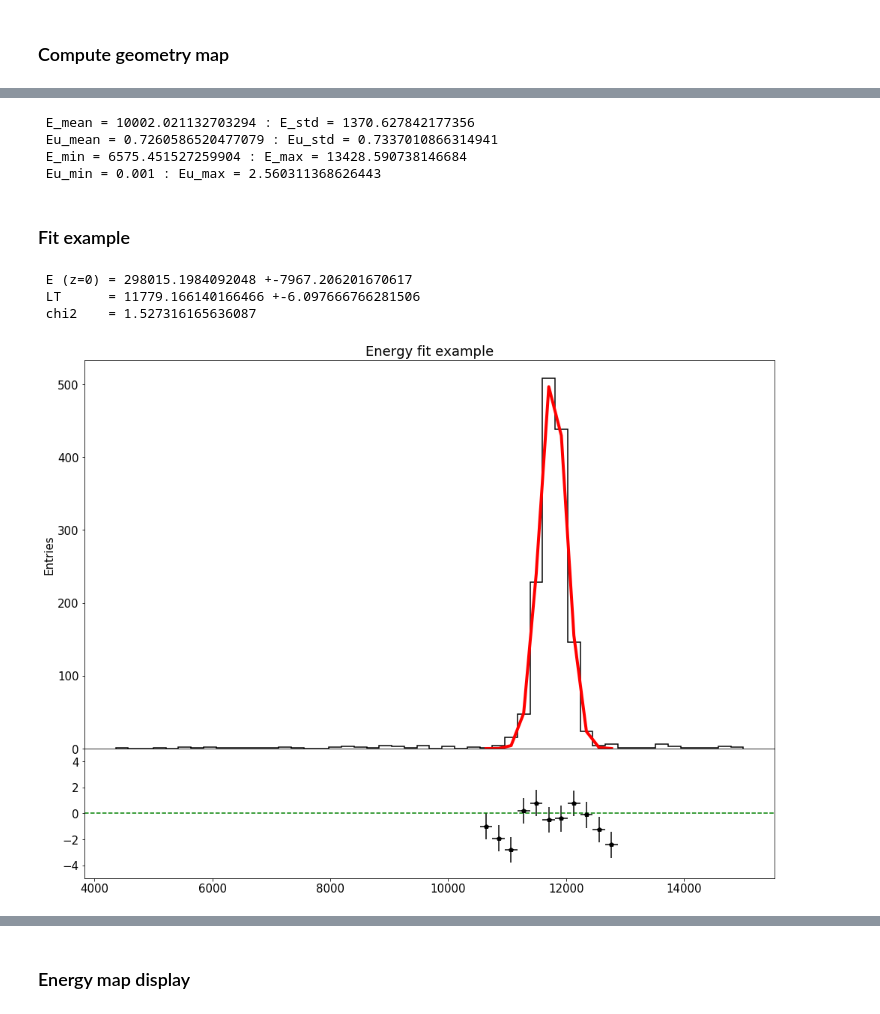
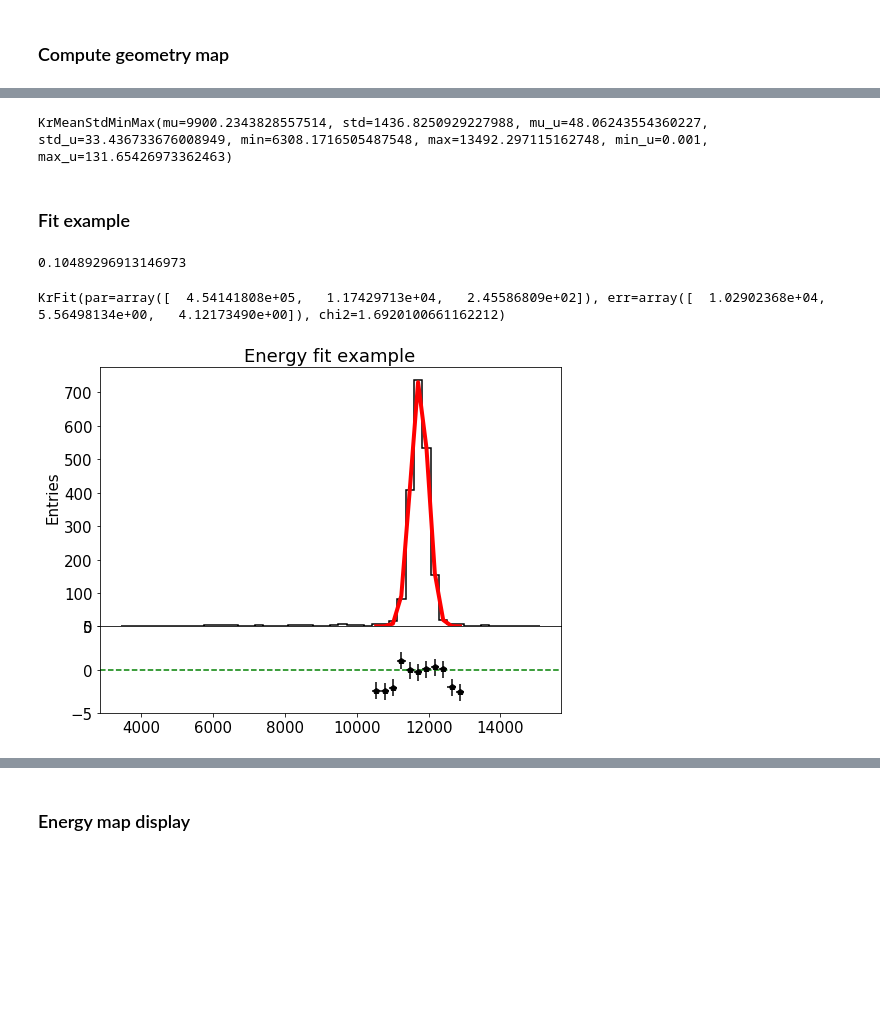
Before and after one commit to jahernando/KrCal, a Jupyter notebook: nbt/Kr_geometry.ipynb, the cells around one changed output, grey strips where cells are left out. Cells and saved outputs as stored; diff of their text form; code cells hidden in the pictures; blank space fills up the shorter version.

```diff
--- a/nbt/Kr_geometry.ipynb
+++ b/nbt/Kr_geometry.ipynb
@@ -128,11 +117,12 @@ def fiducial_volumes(dst):
 # %%
 eRanges, eNBins, eBins = kr_ranges_and_bins(Zrange  = ( 100,  550),
                                                      XYrange = (-200,  200),
-                                                     Erange  = ( 2e3, 14e3),
-                                                     S1range = (   0,   30),
+                                                     Erange  = ( 2e3, 12.5e3),
+                                                     S1range = (   2,   25),
                                                      Qrange  = ( 100, 1000),
                                                      Znbins        =   10,
                                                      XYnbins       =   100,
                                                      Enbins        =   50,
                                                      S1nbins       =   10,
                                                      Qnbins        =   25)
+pitch = eBins.pXY
@@ -141,2 +128,0 @@ eRanges, eNBins, eBins = kr_ranges_and_bins(Zrange  = ( 100,  550),
-# %%
-dst = load_dsts(input_dst_filenames, "DST", "Events")
@@ -161,7 +131,7 @@ Index(['index', 'event', 'time', 's1_peak', 's2_peak', 'nS1', 'nS2', 'S1w',
 # %%
-R_full   = 200
-R_fid    = 150
-R_core   = 100
-R_hcore  =  50
-print(f" Rfull : {R_full}: Rfiducial : {R_fid}: Rcore = {R_core} Rhcore = {R_hcore} ")
+kdst= fiducial_volumes(dst,
+                       R_full   = 200,
+                       R_fid    = 150,
+                       R_core   = 100,
+                       R_hcore  =  50)
 # %% [output]
@@ -169,2 +141,0 @@ print(f" Rfull : {R_full}: Rfiducial : {R_fid}: Rcore = {R_core} Rhcore = {R_hco
-# %%
-kdst = fiducial_volumes(dst)
@@ -203,24 +192,22 @@ Eok               = Eave_ > 1e3
 # %%
-Eave  = Eave_
-Eaveu = Eaveu_
+def xy_emap_avg(eXYavg, eok):
+    E_mean  = np.mean(eXYavg.E [eok])
+    E_std   = np.std (eXYavg.E [eok])
+    Eu_mean = np.mean(eXYavg.Eu [eok])
+    Eu_std  = np.std (eXYavg.Eu [eok])
 
-E_mean  = np.mean(Eave_ [Eok])
-E_std   = np.std (Eave_ [Eok])
-Eu_mean = np.mean(Eaveu_[Eok])
-Eu_std  = np.std (Eaveu_[Eok])
+    E_min   =      E_mean - 2.5 *  E_std
+    E_max   =      E_mean + 2.5 *  E_std
 
-E_min   =      E_mean - 2.5 *  E_std
-E_max   =      E_mean + 2.5 *  E_std
+    Eu_min  = max(Eu_mean - 2.5 * Eu_std, 1e-3)
+    Eu_max  =     Eu_mean + 2.5 * Eu_std
 
-Eu_min  = max(Eu_mean - 2.5 * Eu_std, 1e-3)
-Eu_max  =     Eu_mean + 2.5 * Eu_std
-
-print(f' E_mean = {E_mean} : E_std = {E_std}')
-print(f' Eu_mean = {Eu_mean} : Eu_std = {Eu_std}')
-print(f' E_min = {E_min} : E_max = {E_max}')
-print(f' Eu_min = {Eu_min} : Eu_max = {Eu_max}')
+    eMapAvg = KrMeanStdMinMax(mu    = E_mean,
+                              std   = E_std,
+                              mu_u  = Eu_mean,
+                              std_u = Eu_std,
+                              min   = E_min,
+                              max   = E_max,
+                              min_u = Eu_min,
+                              max_u = Eu_max)
+    return eMapAvg
-# %% [output]
- E_mean = 10002.021132703294 : E_std = 1370.627842177356
- Eu_mean = 0.7260586520477079 : Eu_std = 0.7337010866314941
- E_min = 6575.451527259904 : E_max = 13428.590738146684
- Eu_min = 0.001 : Eu_max = 2.560311368626443
@@ -292,16 +216,22 @@ for n in XYnbins:
+# %%
+eMapAvg
+# %% [output]
+KrMeanStdMinMax(mu=9900.2343828557514, std=1436.8250929227988, mu_u=48.06243554360227, std_u=33.436733676008949, min=6308.1716505487548, max=13492.297115162748, min_u=0.001, max_u=131.65426973362463)
 # %% [markdown]
 ### Fit example
 # %%
+ti = time.time()
 kf = krf.energy_in_XYRange(kdst.full,
                            xr = (-5,  5),
                            yr = (-5,  5),
                            ernb = eNBins)
-krf.print_fit(kf)
+to = time.time()
+print(to - ti)
+kf
 # %% [output]
- E (z=0) = 298015.1984092048 +-7967.206201670617
- LT      = 11779.166140166466 +-6.097666766281506
- chi2    = 1.527316165636087
+0.10489296913146973
+KrFit(par=array([  4.54141808e+05,   1.17429713e+04,   2.45586809e+02]), err=array([  1.02902368e+04,   5.56498134e+00,   4.12173490e+00]), chi2=1.6920100661162212)
-[figure, old version]
+[figure, new version]
 # %%
 kf = krf.energy_in_XYRange(kdst.full,
                            xr = (100,  105),
```
Also changed, not shown: parts of 38 cells of this notebook, 2 other files.
